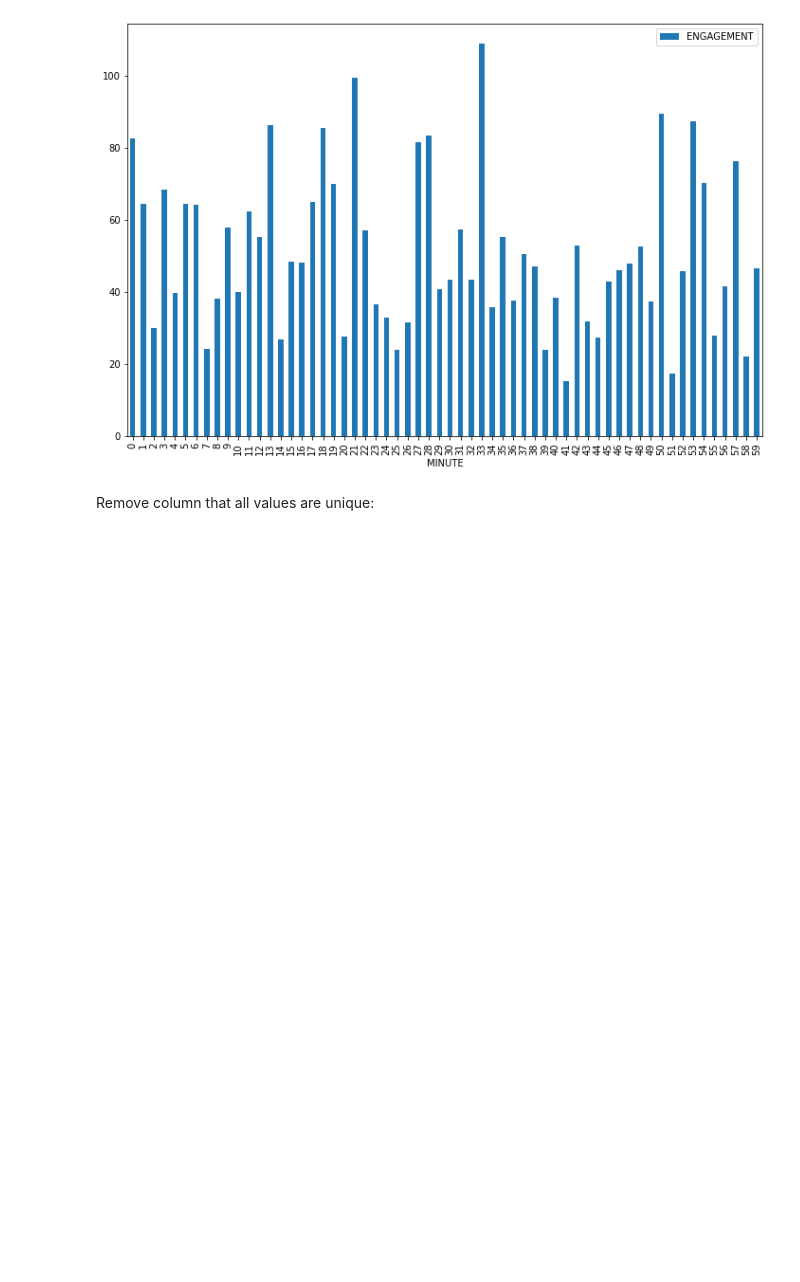
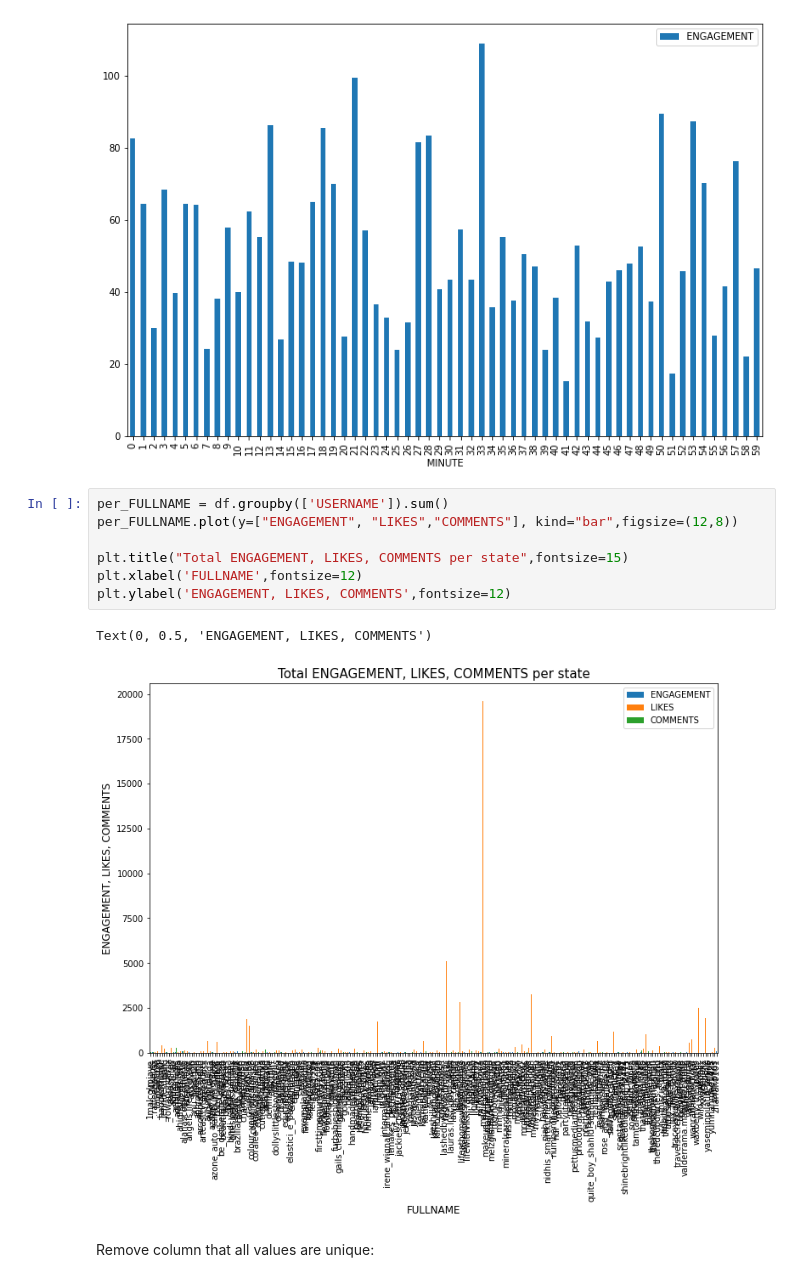
Before and after one commit to Raanank10/Instagram-s-influencers, a Jupyter notebook: Instagram_influencers.ipynb, the cells around one changed output. Drawn from its saved outputs; the diff is of its cells as text; blank space fills up the shorter version.

```diff
--- a/Instagram_influencers.ipynb
+++ b/Instagram_influencers.ipynb
@@ -238,6 +239,16 @@ per_MINUTE.plot(y=["ENGAGEMENT"], kind="bar",figsize=(12,8))
 # %% [output]
 <matplotlib.axes._subplots.AxesSubplot at 0x...>
 [figure]
+# %%
+per_FULLNAME = df.groupby(['USERNAME']).sum()
+per_FULLNAME.plot(y=["ENGAGEMENT", "LIKES","COMMENTS"], kind="bar",figsize=(12,8))
+
+plt.title("Total ENGAGEMENT, LIKES, COMMENTS per state",fontsize=15)
+plt.xlabel('FULLNAME',fontsize=12)
+plt.ylabel('ENGAGEMENT, LIKES, COMMENTS',fontsize=12)
+# %% [output]
+Text(0, 0.5, 'ENGAGEMENT, LIKES, COMMENTS')
+[figure, added]
 # %% [markdown]
 Remove column that all values are unique:
 # %%
```
Also changed, not shown: parts of 20 cells of this notebook.
